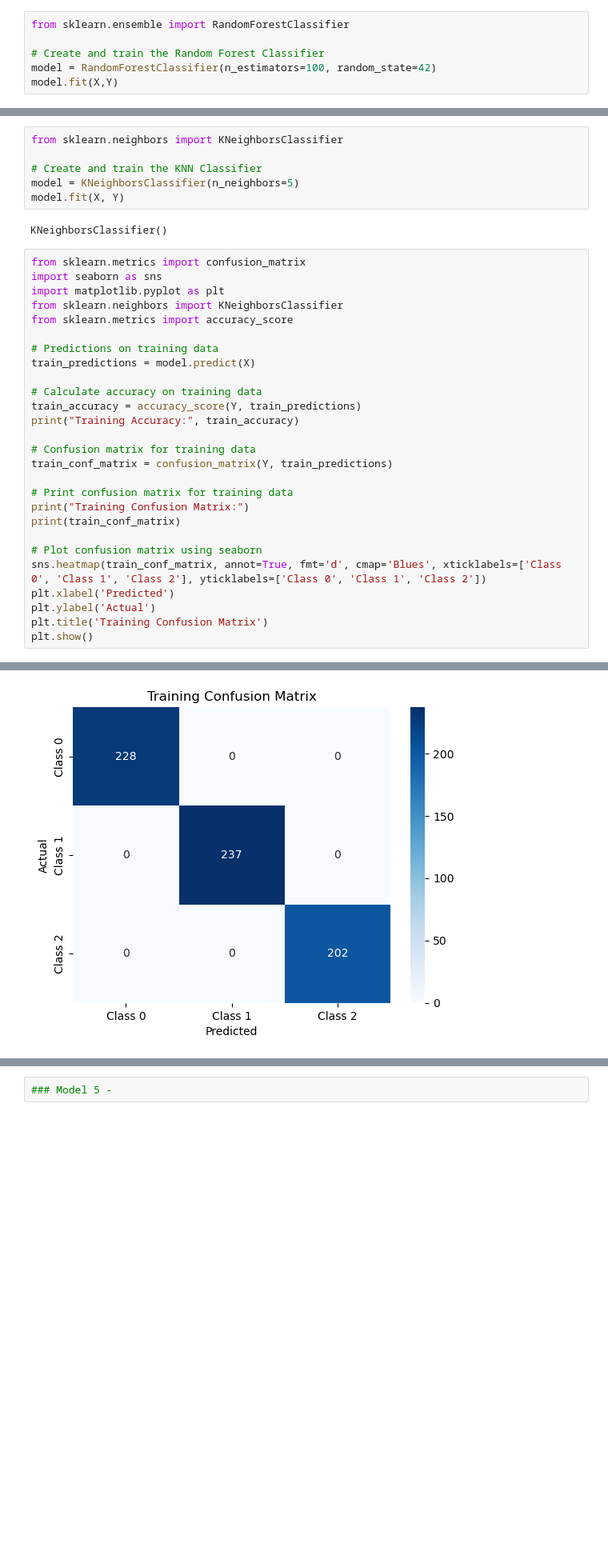
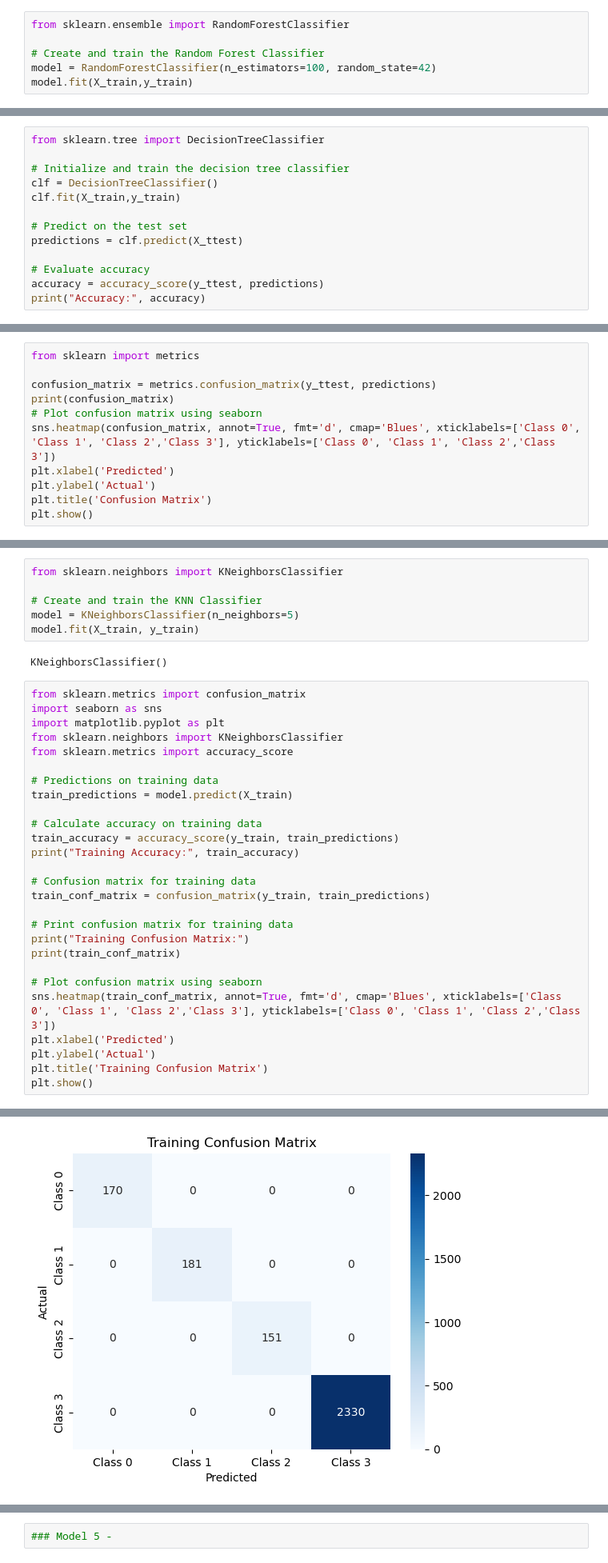
Before and after one commit to Aishwarya-Ubale/YogaPoseDetection, a Jupyter notebook: AnnotationForKeyPointDetection.ipynb, the cells around one changed output, grey strips where cells are left out. Shown: that part at 80% size. Cells and saved outputs as stored; diff of their text form; blank space fills up the shorter version.

```diff
--- a/AnnotationForKeyPointDetection.ipynb
+++ b/AnnotationForKeyPointDetection.ipynb
@@ -419,7 +468,7 @@ from sklearn.ensemble import RandomForestClassifier
 
 # Create and train the Random Forest Classifier
 model = RandomForestClassifier(n_estimators=100, random_state=42)
-model.fit(X,Y)
+model.fit(X_train,y_train)
 # %% [output]
 RandomForestClassifier(random_state=42)
 # %%
@@ -482,0 +536,13 @@ plt.show()
+# %%
+from sklearn.tree import DecisionTreeClassifier
+
+# Initialize and train the decision tree classifier
+clf = DecisionTreeClassifier()
+clf.fit(X_train,y_train)
+
+# Predict on the test set
+predictions = clf.predict(X_ttest)
+
+# Evaluate accuracy
+accuracy = accuracy_score(y_ttest, predictions)
+print("Accuracy:", accuracy)
@@ -482,0 +551,11 @@ plt.show()
+# %%
+from sklearn import metrics
+
+confusion_matrix = metrics.confusion_matrix(y_ttest, predictions)
+print(confusion_matrix)
+# Plot confusion matrix using seaborn
+sns.heatmap(confusion_matrix, annot=True, fmt='d', cmap='Blues', xticklabels=['Class 0', 'Class 1', 'Class 2','Class 3'], yticklabels=['Class 0', 'Class 1', 'Class 2','Class 3'])
+plt.xlabel('Predicted')
+plt.ylabel('Actual')
+plt.title('Confusion Matrix')
+plt.show()
@@ -487,7 +572,7 @@ from sklearn.neighbors import KNeighborsClassifier
 
 # Create and train the KNN Classifier
 model = KNeighborsClassifier(n_neighbors=5)
-model.fit(X, Y)
+model.fit(X_train, y_train)
 # %% [output]
 KNeighborsClassifier()
 # %%
@@ -498,21 +583,21 @@ from sklearn.neighbors import KNeighborsClassifier
 from sklearn.metrics import accuracy_score
 
 # Predictions on training data
-train_predictions = model.predict(X)
+train_predictions = model.predict(X_train)
 
 # Calculate accuracy on training data
-train_accuracy = accuracy_score(Y, train_predictions)
+train_accuracy = accuracy_score(y_train, train_predictions)
 print("Training Accuracy:", train_accuracy)
 
 # Confusion matrix for training data
-train_conf_matrix = confusion_matrix(Y, train_predictions)
+train_conf_matrix = confusion_matrix(y_train, train_predictions)
 
 # Print confusion matrix for training data
 print("Training Confusion Matrix:")
 print(train_conf_matrix)
 
 # Plot confusion matrix using seaborn
-sns.heatmap(train_conf_matrix, annot=True, fmt='d', cmap='Blues', xticklabels=['Class 0', 'Class 1', 'Class 2'], yticklabels=['Class 0', 'Class 1', 'Class 2'])
+sns.heatmap(train_conf_matrix, annot=True, fmt='d', cmap='Blues', xticklabels=['Class 0', 'Class 1', 'Class 2','Class 3'], yticklabels=['Class 0', 'Class 1', 'Class 2','Class 3'])
 plt.xlabel('Predicted')
 plt.ylabel('Actual')
 plt.title('Training Confusion Matrix')
@@ -526,2 +612,2 @@ Training Confusion Matrix:
-[figure, old version]
+[figure, new version]
 # %%
```
Also changed, not shown: parts of 30 cells of this notebook.
